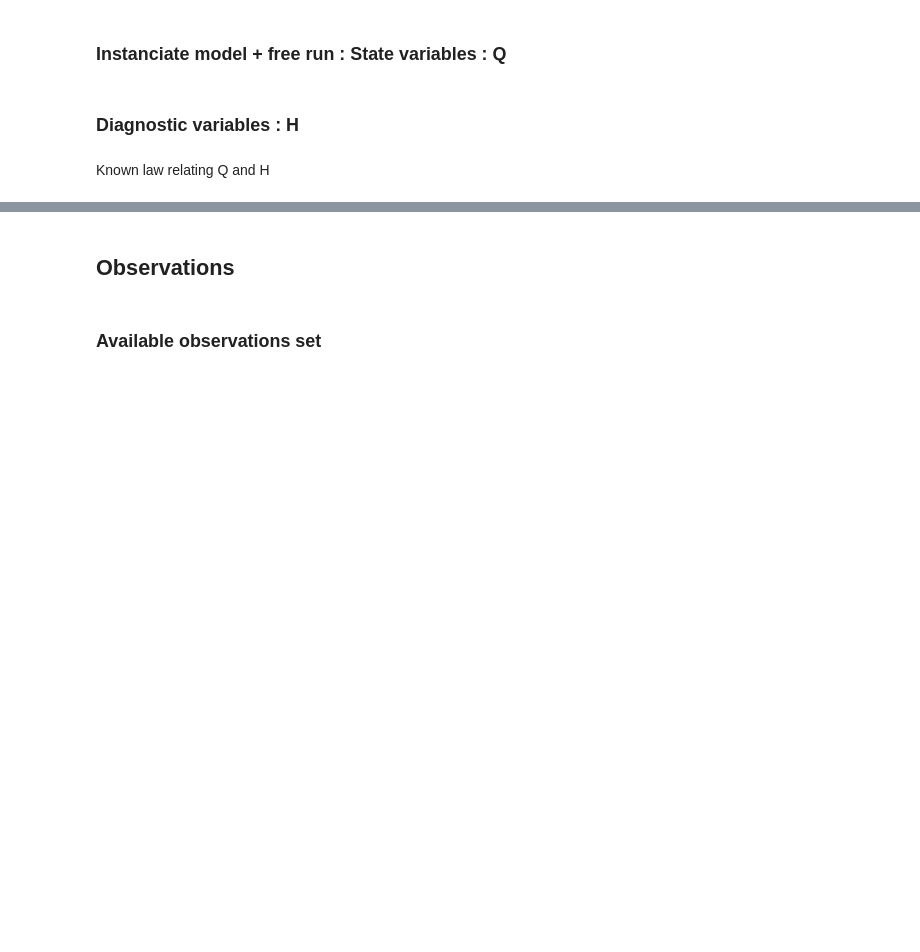
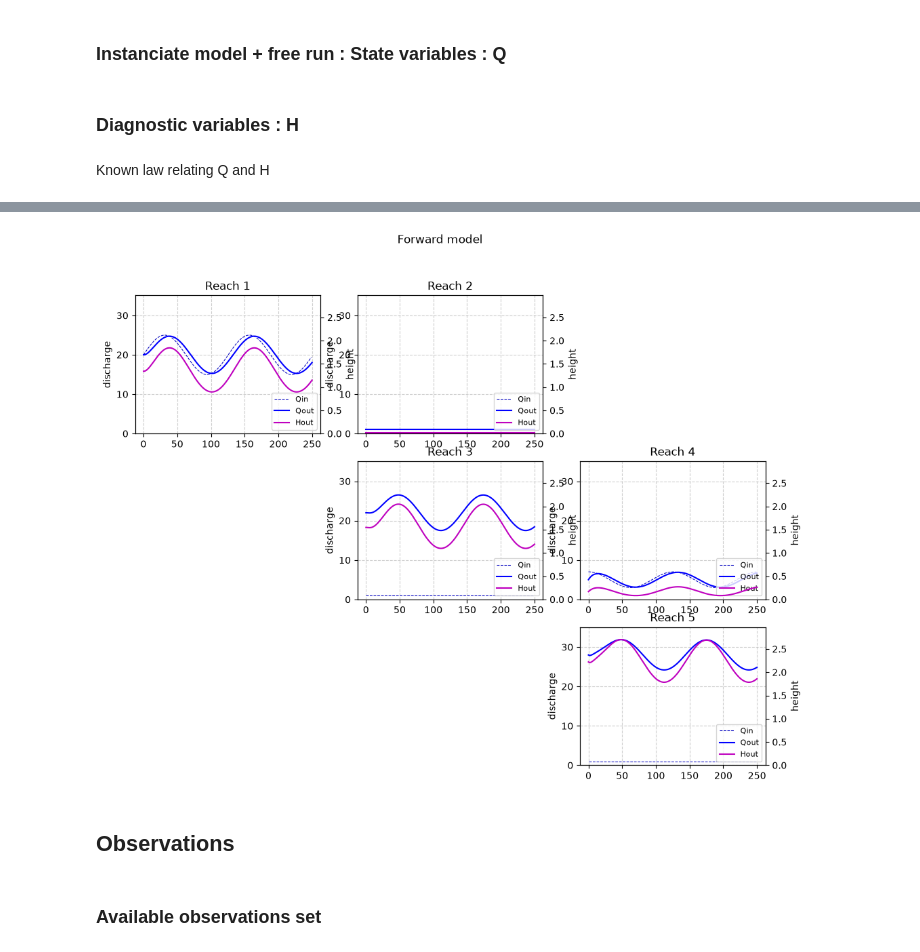
Before and after one commit to ch-m-emery/VSEO-6-Training-Sessions-Data-Assimilation, a Jupyter notebook: introduction_to_data_assimilation.ipynb, the cells around one changed output, grey strips where cells are left out. Cells and saved outputs as stored; diff of their text form; code cells hidden in the pictures; blank space fills up the shorter version.

```diff
--- a/introduction_to_data_assimilation.ipynb
+++ b/introduction_to_data_assimilation.ipynb
@@ -22,3 +32,16 @@ forward_model.plot(q_out_ts, h_out_ts, title="Forward model")
+# %%
+# Play with the model
+
+k = 1.2 # Must be in [0.5, 1.5]
+x = 0.3 # Must be in [0.1, 0.3]
+qin_mul = 1.5 # Must be in [0.25, 1.5]
+
+test_model = RiverModel(par_k_in = k, par_x_in = x, par_qin_mul=qin_mul)
+q_out_ts = forward_model.run()
+h_out_ts = forward_model.estimate_height(q_out_ts)
+forward_model.plot(q_out_ts, h_out_ts, title="Forward model")
+# %% [output]
+[figure, added]
 # %% [markdown]
 ## Observations
 # %% [markdown]
```
Also changed, not shown: parts of 16 cells of this notebook.
